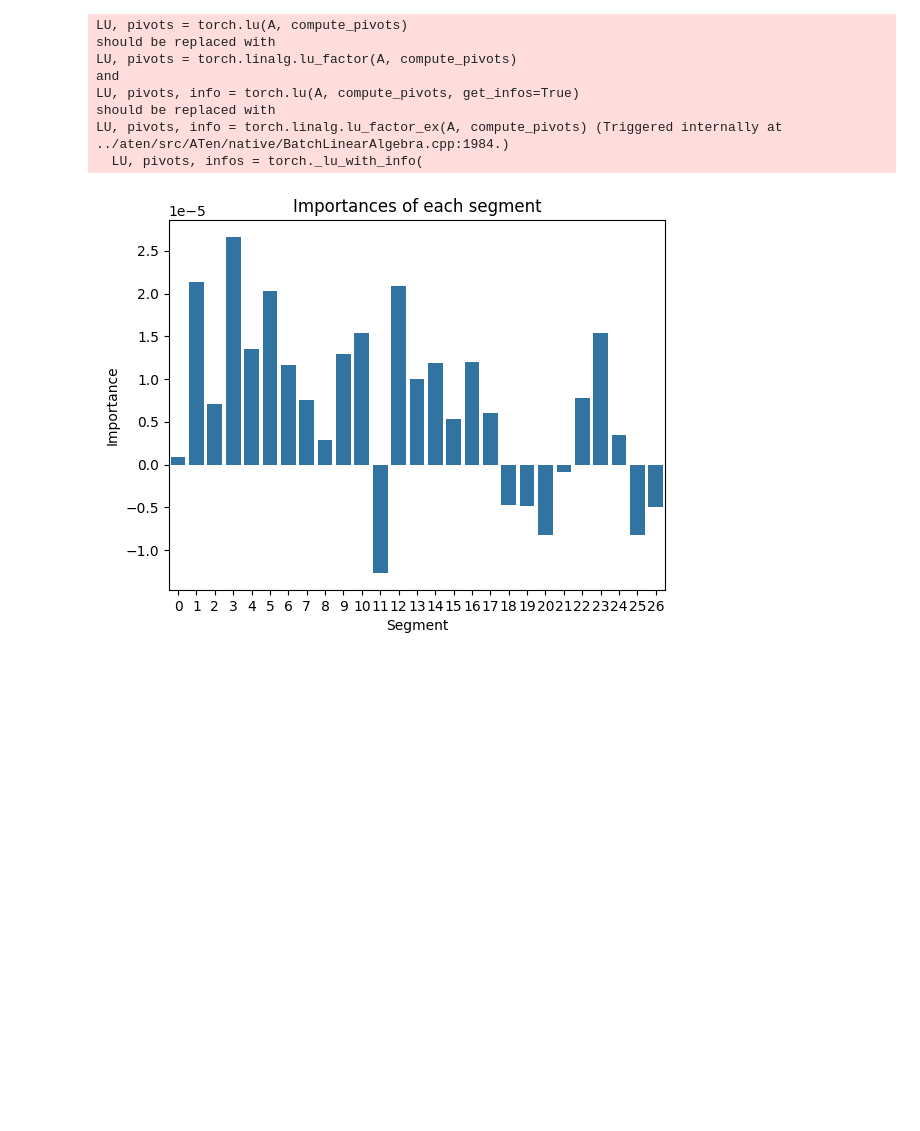
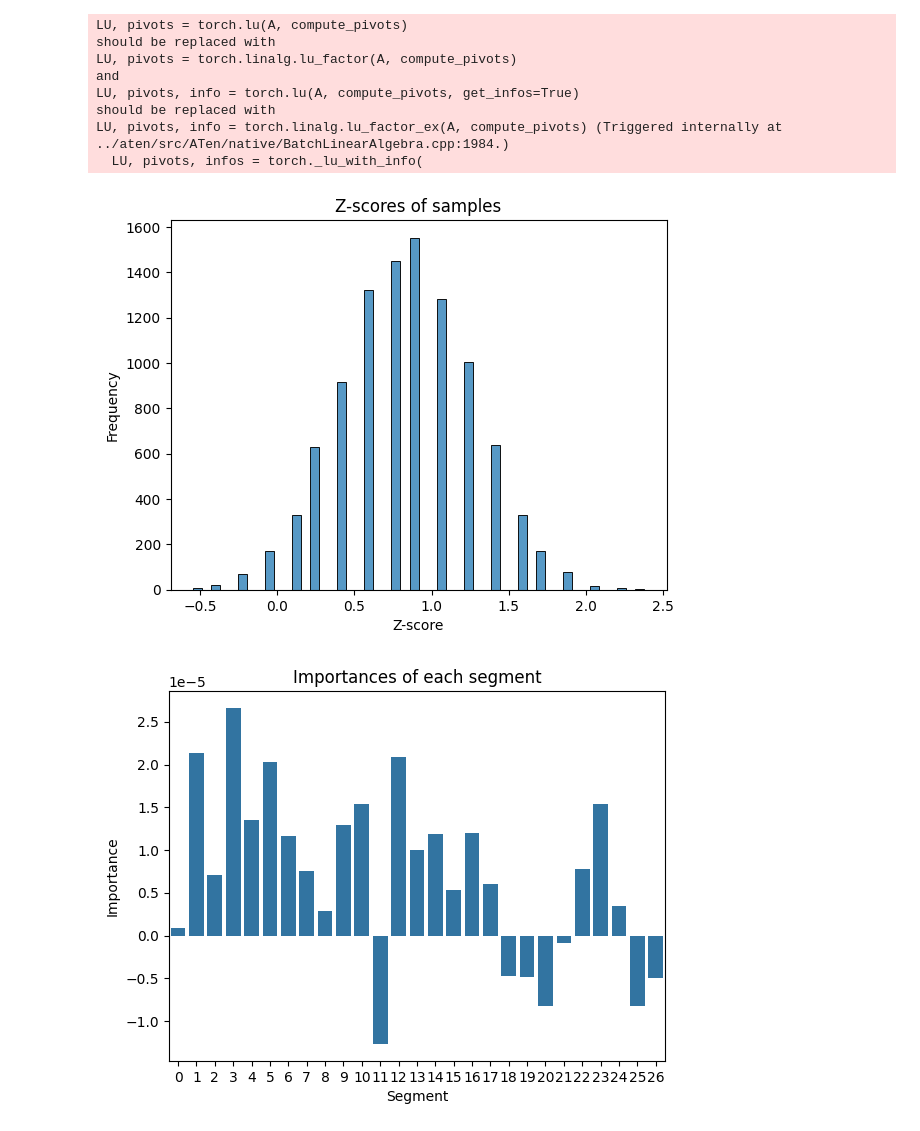
Before and after one commit to LuanAdemi/glime-neo, a Jupyter notebook: test_lime.ipynb, the cells around one changed output. Saved outputs shown, nothing was run; the diff lists cells and outputs as text; code cells hidden in the pictures; blank space fills up the shorter version.

Commit message:
Implementet evaluation utils

```diff
--- a/test_lime.ipynb
+++ b/test_lime.ipynb
@@ -51,6 +51,17 @@ LU, pivots, info = torch.lu(A, compute_pivots, get_infos=True)
 should be replaced with
 LU, pivots, info = torch.linalg.lu_factor_ex(A, compute_pivots) (Triggered internally at ../aten/src/ATen/native/BatchLinearAlgebra.cpp:1984.)
   LU, pivots, infos = torch._lu_with_info(
+# %%
+from evaluation import ZScoreMetric
+
+train_data = [(image, 0)]
+segments = segmentation_fn(image.transpose(1, 2, 0))
+
+metric = ZScoreMetric(image, black_out_sampler(image, segments), 10000, train_data)
+metric.evaluate(progress=True)
+metric.save(root='results/', name='blackout')
+# %% [output]
+[figure, added]
 # %%
 # Flow sampler
 explanation1 = explainer1.explain(image, 9, 1000)
```
Also changed, not shown: parts of 1 cell of this notebook, 6 other files.
